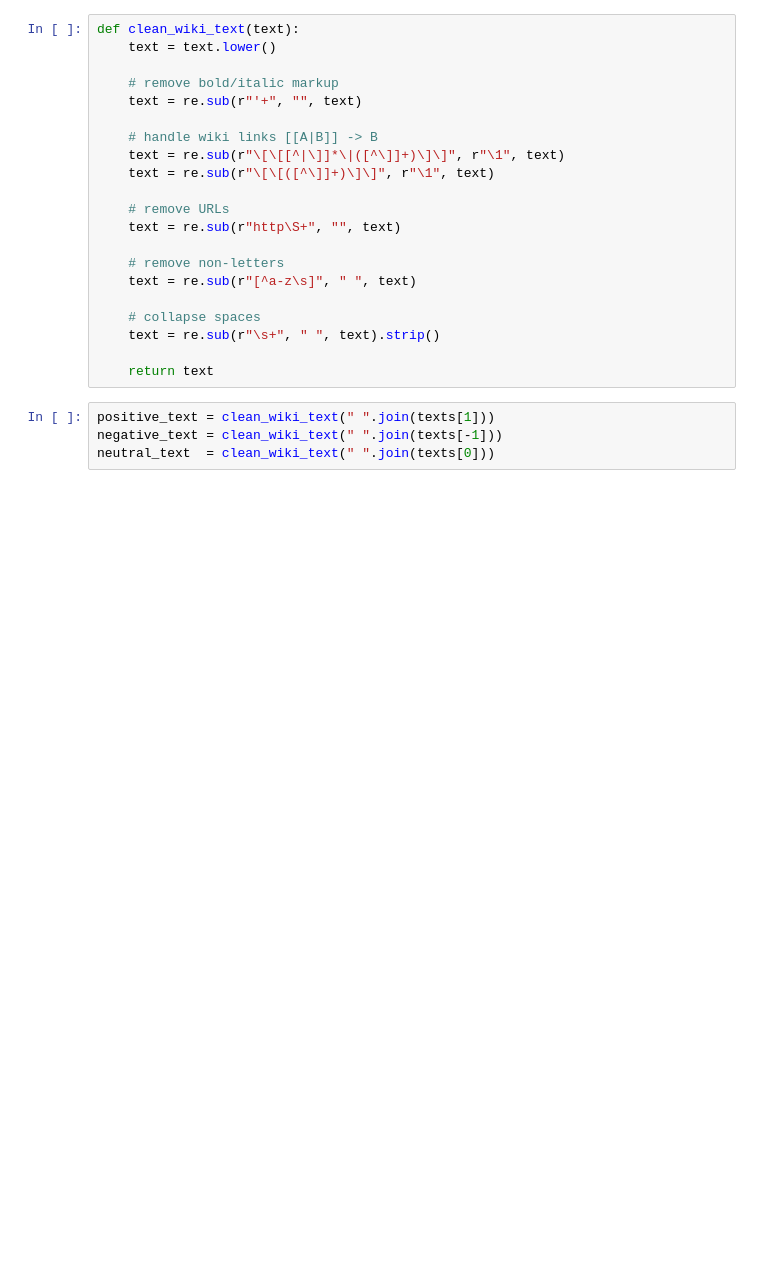
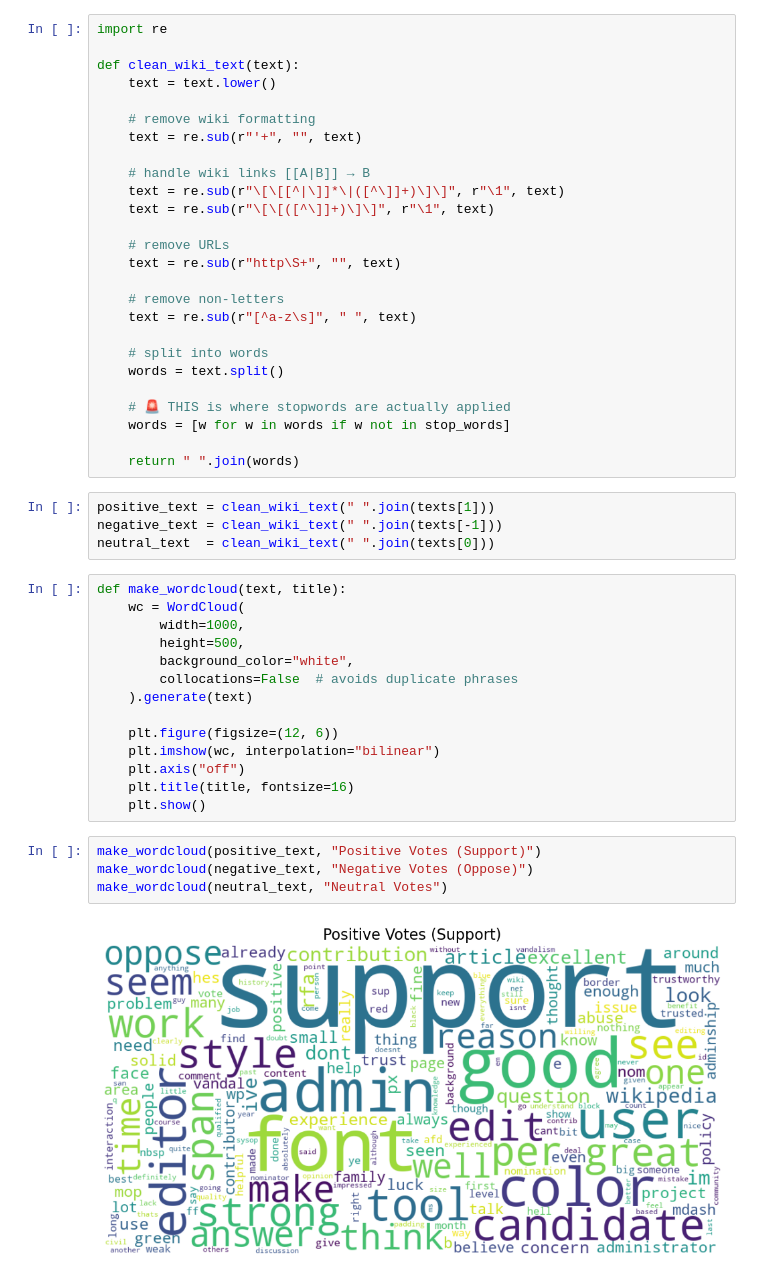
Before and after one commit to Stampe04/CSS_Project, a Jupyter notebook: wordcloud.ipynb, the cells around one changed output. Saved outputs shown, nothing was run; the diff lists cells and outputs as text; blank space fills up the shorter version.

Commit message:
created word clouds

```diff
--- a/wordcloud.ipynb
+++ b/wordcloud.ipynb
@@ -36,13 +55,15 @@ Positive: 132870
 Negative: 38495
 Neutral: 11367
 # %%
+import re
+
 def clean_wiki_text(text):
     text = text.lower()
 
-    # remove bold/italic markup
+    # remove wiki formatting
     text = re.sub(r"'+", "", text)
 
-    # handle wiki links [[A|B]] -> B
+    # handle wiki links [[A|B]] → B
     text = re.sub(r"\[\[[^|\]]*\|([^\]]+)\]\]", r"\1", text)
     text = re.sub(r"\[\[([^\]]+)\]\]", r"\1", text)
 
@@ -52,11 +73,34 @@ def clean_wiki_text(text):
     # remove non-letters
     text = re.sub(r"[^a-z\s]", " ", text)
 
-    # collapse spaces
-    text = re.sub(r"\s+", " ", text).strip()
+    # split into words
+    words = text.split()
 
-    return text
+    # 🚨 THIS is where stopwords are actually applied
+    words = [w for w in words if w not in stop_words]
+
+    return " ".join(words)
 # %%
 positive_text = clean_wiki_text(" ".join(texts[1]))
 negative_text = clean_wiki_text(" ".join(texts[-1]))
 neutral_text  = clean_wiki_text(" ".join(texts[0]))
+# %%
+def make_wordcloud(text, title):
+    wc = WordCloud(
+        width=1000,
+        height=500,
+        background_color="white",
+        collocations=False  # avoids duplicate phrases
+    ).generate(text)
+
+    plt.figure(figsize=(12, 6))
+    plt.imshow(wc, interpolation="bilinear")
+    plt.axis("off")
+    plt.title(title, fontsize=16)
+    plt.show()
+# %%
+make_wordcloud(positive_text, "Positive Votes (Support)")
+make_wordcloud(negative_text, "Negative Votes (Oppose)")
+make_wordcloud(neutral_text, "Neutral Votes")
+# %% [output]
+[figure, added]
```
Also changed, not shown: parts of 3 cells of this notebook.
